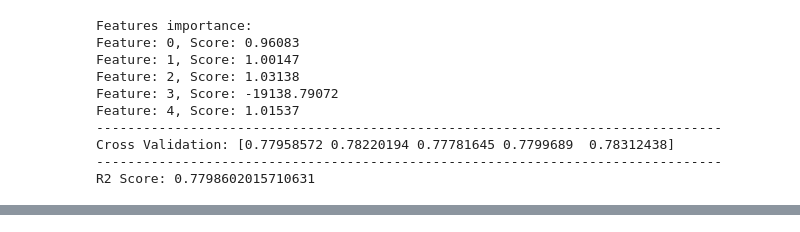
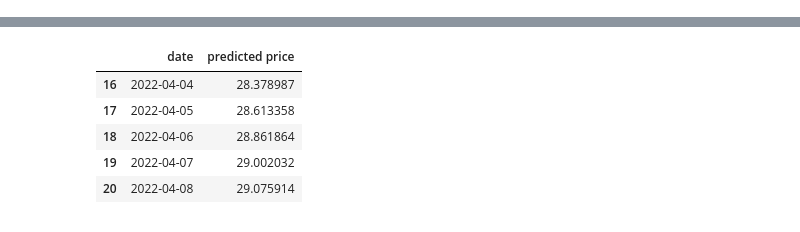
Before and after one commit to LucasDiogo96/Stock-Market-Prediction, a Jupyter notebook: Stock Market Prediction.ipynb, the cells around one changed output, grey strips where cells are left out. Saved outputs shown, nothing was run; the diff lists cells and outputs as text; code cells hidden in the pictures.

```diff
--- a/Stock Market Prediction.ipynb
+++ b/Stock Market Prediction.ipynb
@@ -80,28 +93,0 @@ y_pred = model.predict(x_test)
-# %%
-print(f"Features importance:")
-# get importance
-importance = model.coef_
-
-# summarize feature importance
-for i,v in enumerate(importance):
-    print('Feature: %0d, Score: %.5f' % (i,v))
-
-print("--------------------------------------------------------------------------------")
-
-# Cross validation
-print(f"Cross Validation: {cross_val_score(model, x_train, y_train, scoring='r2', cv=5)}")
-
-print("--------------------------------------------------------------------------------")
-
-print(f"R2 Score: {r2_score(y_test, y_pred)}")
-# %% [output]
-Features importance:
-Feature: 0, Score: 0.96083
-Feature: 1, Score: 1.00147
-Feature: 2, Score: 1.03138
-Feature: 3, Score: -19138.79072
-Feature: 4, Score: 1.01537
---------------------------------------------------------------------------------
-Cross Validation: [0.77958572 0.78220194 0.77781645 0.7799689  0.78312438]
---------------------------------------------------------------------------------
-R2 Score: 0.7798602015710631
@@ -125,15 +114,18 @@ fig.show()
 # %% [output]
 [interactive output not drawn]
 # %%
-# Plot real value x predicted
+# Get all predictions
+pred_df = forecast[forecast['ds'] > datetime.today()][['ds','yhat']]
 
-fig = px.scatter(
-x=x_test,
-y=prediction,
-trendline="rolling",
-trendline_options=dict(window=5),
-labels=dict(x='Adjusted Closing Price', y='Prediction'),
-title=f"Linear Regression Stock Prediction: {symbol}")
+# Reset Index
+pred_df.reset_index(inplace=True)
 
-fig.show()
+# Drop index column
+pred_df.drop(labels='index', axis=1,inplace=True)
+
+# Rename columns
+pred_df.rename(columns={'ds': 'date', 'yhat': 'predicted price'}, inplace=True)
+
+# Show first elements
+pred_df.tail()
 # %% [output]
@@ -140,0 +132,6 @@ fig.show()
+|  | date | predicted price |
+| 16 | 2022-04-04 | 28.378987 |
+| 17 | 2022-04-05 | 28.613358 |
+| 18 | 2022-04-06 | 28.861864 |
+| 19 | 2022-04-07 | 29.002032 |
+| 20 | 2022-04-08 | 29.075914 |
```
Also changed, not shown: parts of 11 cells of this notebook.
